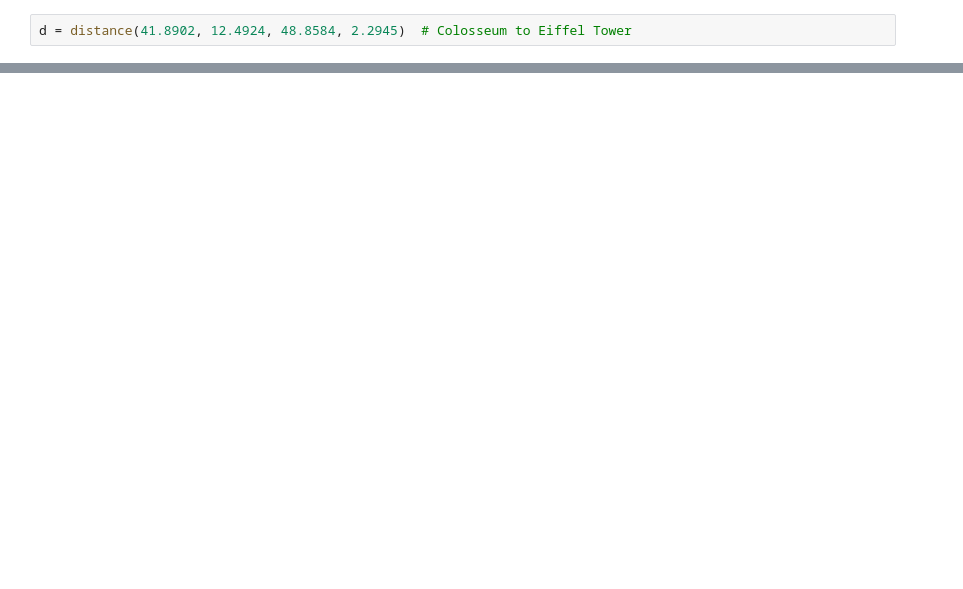
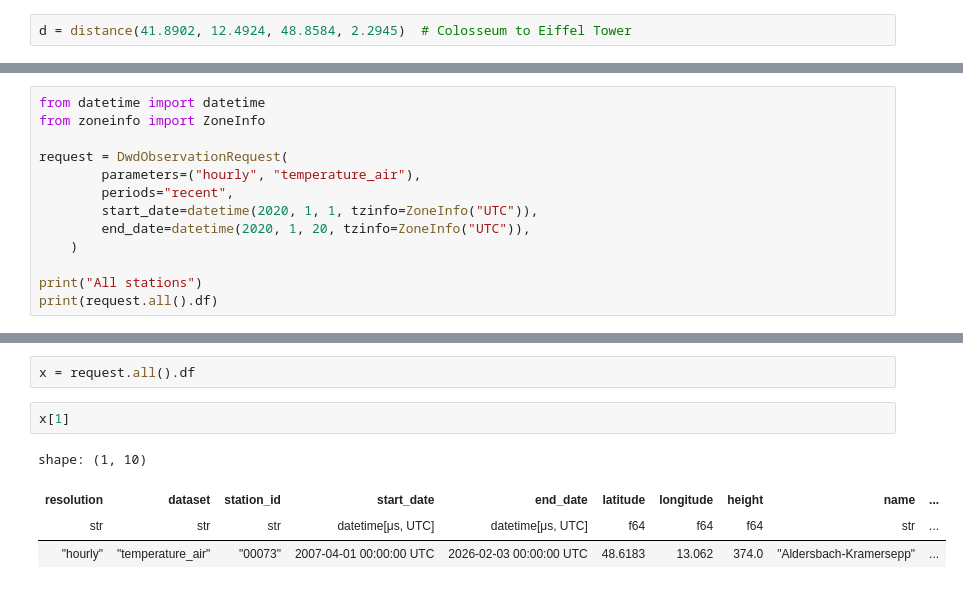
Before and after one commit to 4farid/meteo-interp, a Jupyter notebook: src/test.ipynb, the cells around one changed output, grey strips where cells are left out. Saved outputs shown, nothing was run; the diff lists cells and outputs as text; blank space fills up the shorter version.

Commit message:
dwd data request, idw method implementation

```diff
--- a/src/test.ipynb
+++ b/src/test.ipynb
@@ -23,0 +106,13 @@ d = distance(41.8902, 12.4924, 48.8584, 2.2945)  # Colosseum to Eiffel Tower
+# %%
+from datetime import datetime
+from zoneinfo import ZoneInfo
+
+request = DwdObservationRequest(
+        parameters=("hourly", "temperature_air"),
+        periods="recent",
+        start_date=datetime(2020, 1, 1, tzinfo=ZoneInfo("UTC")),
+        end_date=datetime(2020, 1, 20, tzinfo=ZoneInfo("UTC")),
+    )
+
+print("All stations")
+print(request.all().df)
@@ -23,0 +137,9 @@ d = distance(41.8902, 12.4924, 48.8584, 2.2945)  # Colosseum to Eiffel Tower
+# %%
+x = request.all().df
+# %%
+x[1]
+# %% [output]
+shape: (1, 10)
+| resolution | dataset | station_id | start_date | end_date | latitude | longitude | height | name | ... |
+| str | str | str | datetime[μs, UTC] | datetime[μs, UTC] | f64 | f64 | f64 | str | ... |
+| "hourly" | "temperature_air" | "00073" | 2007-04-01 00:00:00 UTC | 2026-02-03 00:00:00 UTC | 48.6183 | 13.062 | 374.0 | "Aldersbach-Kramersepp" | ... |
```
Also changed, not shown: parts of 32 cells of this notebook, 8 other files.
